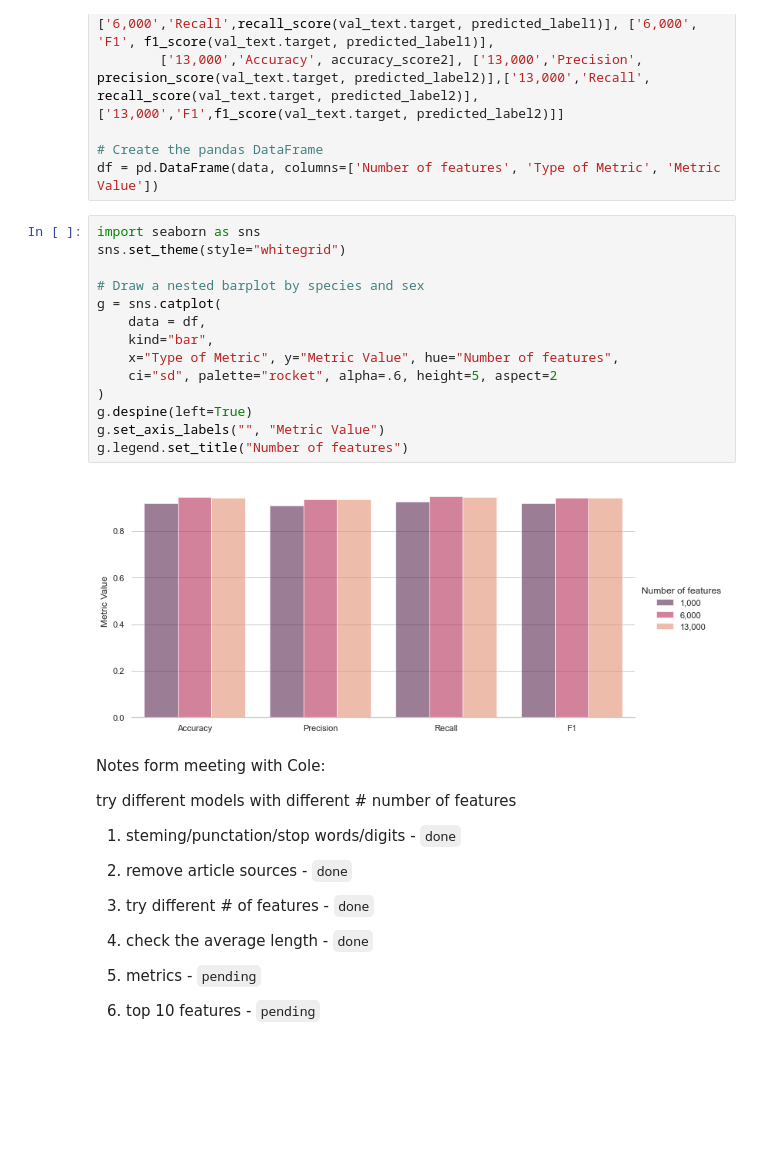
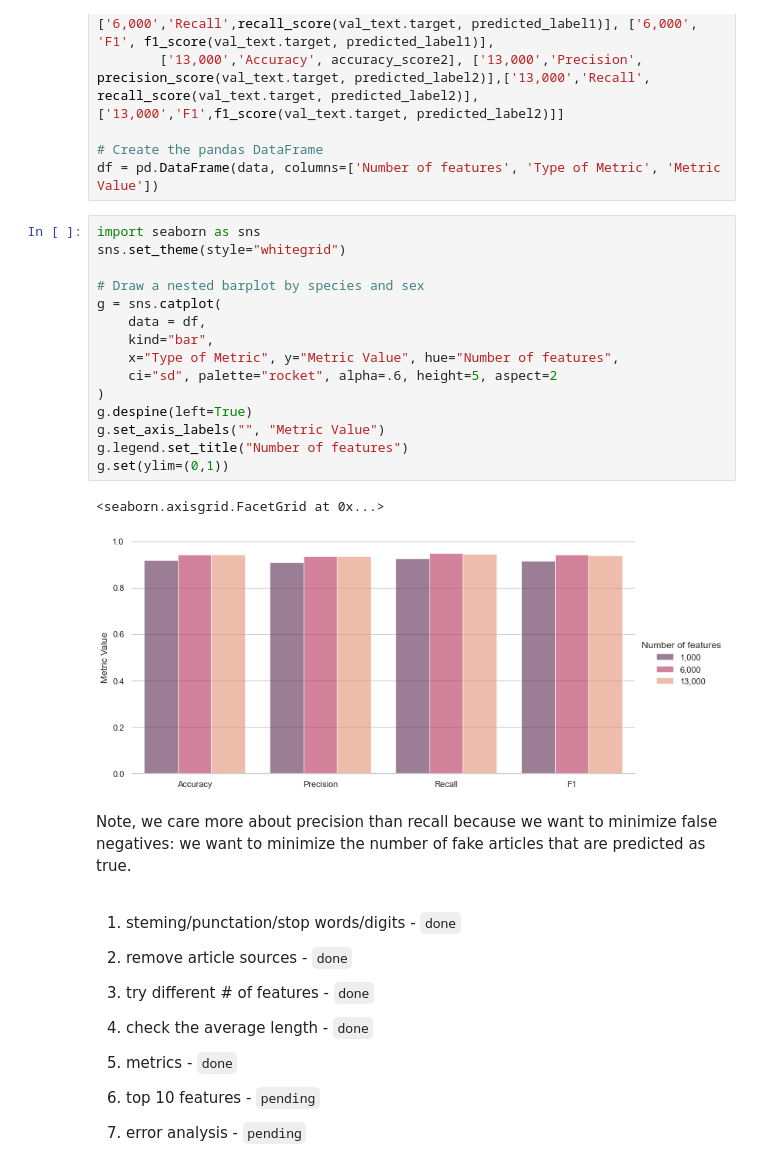
Before and after one commit to anth0nyhak1m/nlp_project_yas, a Jupyter notebook: baseline_model.ipynb, the cells around one changed output. Drawn from its saved outputs; the diff is of its cells as text; blank space fills up the shorter version.

```diff
--- a/baseline_model.ipynb
+++ b/baseline_model.ipynb
@@ -350,28 +350,30 @@ df = pd.DataFrame(data, columns=['Number of features', 'Type of Metric', 'Metric
 # %%
 import seaborn as sns
 sns.set_theme(style="whitegrid")
 
 # Draw a nested barplot by species and sex
 g = sns.catplot(
     data = df,
     kind="bar",
     x="Type of Metric", y="Metric Value", hue="Number of features",
     ci="sd", palette="rocket", alpha=.6, height=5, aspect=2
 )
 g.despine(left=True)
 g.set_axis_labels("", "Metric Value")
 g.legend.set_title("Number of features")
+g.set(ylim=(0,1))
 # %% [output]
+<seaborn.axisgrid.FacetGrid at 0x...>
-[figure, old version]
+[figure, new version]
+# %% [markdown]
+Note, we care more about precision than recall because we want to minimize false negatives: we want to minimize the number of fake articles that are predicted as true.
 # %% [markdown]
-Notes form meeting with Cole:
-
-try different models with different # number of features
 
 1. steming/punctation/stop words/digits - `done`
 2. remove article sources - `done`
 3. try different # of features - `done`
 4. check the average length - `done`
 
-5. metrics - `pending`
+5. metrics - `done`
 6. top 10 features - `pending`
+7. error analysis - `pending`
```
